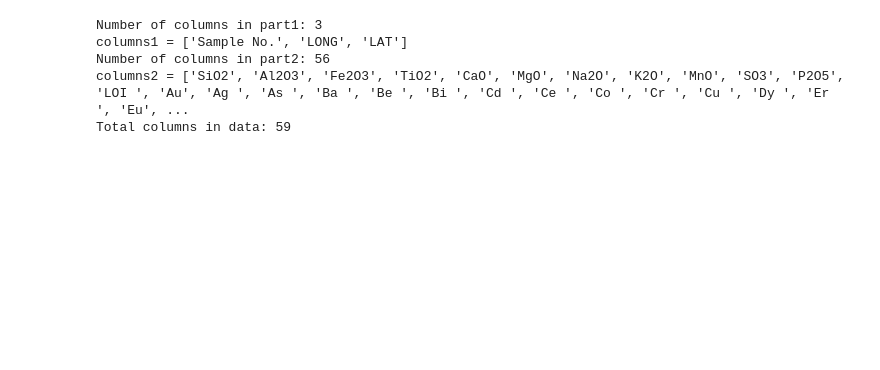
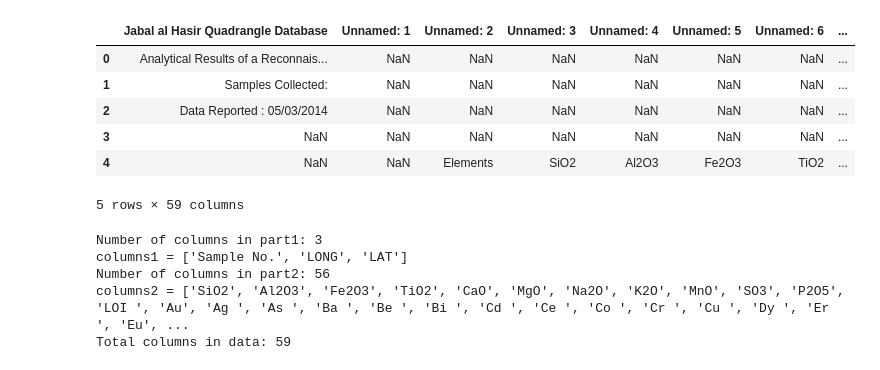
Before and after one commit to tyhowee/personal_code, a Jupyter notebook: data_analysis/saudi_data.ipynb, the cells around one changed output. Cells and saved outputs as stored; diff of their text form; code cells hidden in the pictures; blank space fills up the shorter version.

```diff
--- a/data_analysis/saudi_data.ipynb
+++ b/data_analysis/saudi_data.ipynb
@@ -4,5 +8,14 @@ import numpy as np
 # %%
-# Import file 1
+### Import file 1
 gajhq_filepath = r"C:\Users\TyHow\MinersAI Dropbox\Science\Geo Data\Saudi Arabia\Jabal Al Hasir\GA  GAJHQ   Jabal al Hasir Data.xlsx"
-gajhq_data = pd.read_excel(gajhq_filepath, sheet_name="Jabal al Hasir Database")
+gajhq_raw_data = pd.read_excel(gajhq_filepath, sheet_name="Jabal al Hasir Database")
+gajhq_raw_data.head(5)
+# %% [output]
+|  | Jabal al Hasir Quadrangle Database | Unnamed: 1 | Unnamed: 2 | Unnamed: 3 | Unnamed: 4 | Unnamed: 5 | Unnamed: 6 | ... |
+| 0 | Analytical Results of a Reconnais... | NaN | NaN | NaN | NaN | NaN | NaN | ... |
+| 1 | Samples Collected: | NaN | NaN | NaN | NaN | NaN | NaN | ... |
+| 2 | Data Reported : 05/03/2014 | NaN | NaN | NaN | NaN | NaN | NaN | ... |
+| 3 | NaN | NaN | NaN | NaN | NaN | NaN | NaN | ... |
+| 4 | NaN | NaN | Elements | SiO2 | Al2O3 | Fe2O3 | TiO2 | ... |
+5 rows × 59 columns
 # %%
```
Also changed, not shown: parts of 7 cells of this notebook.
